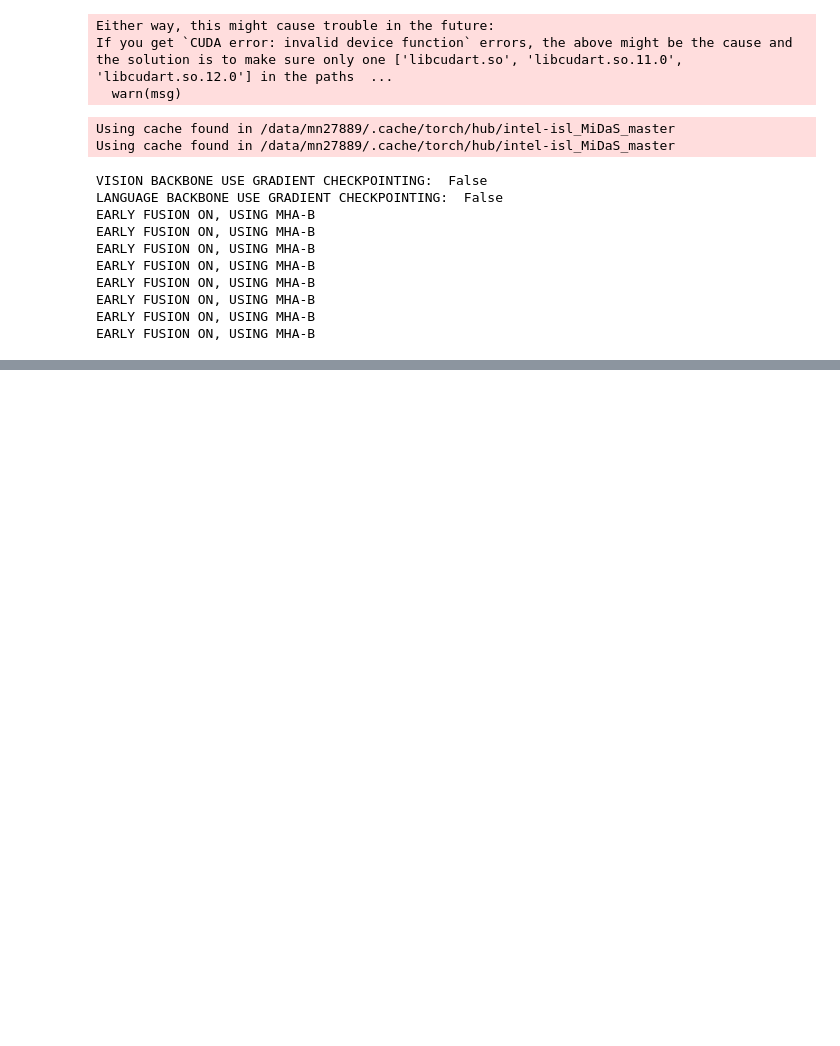
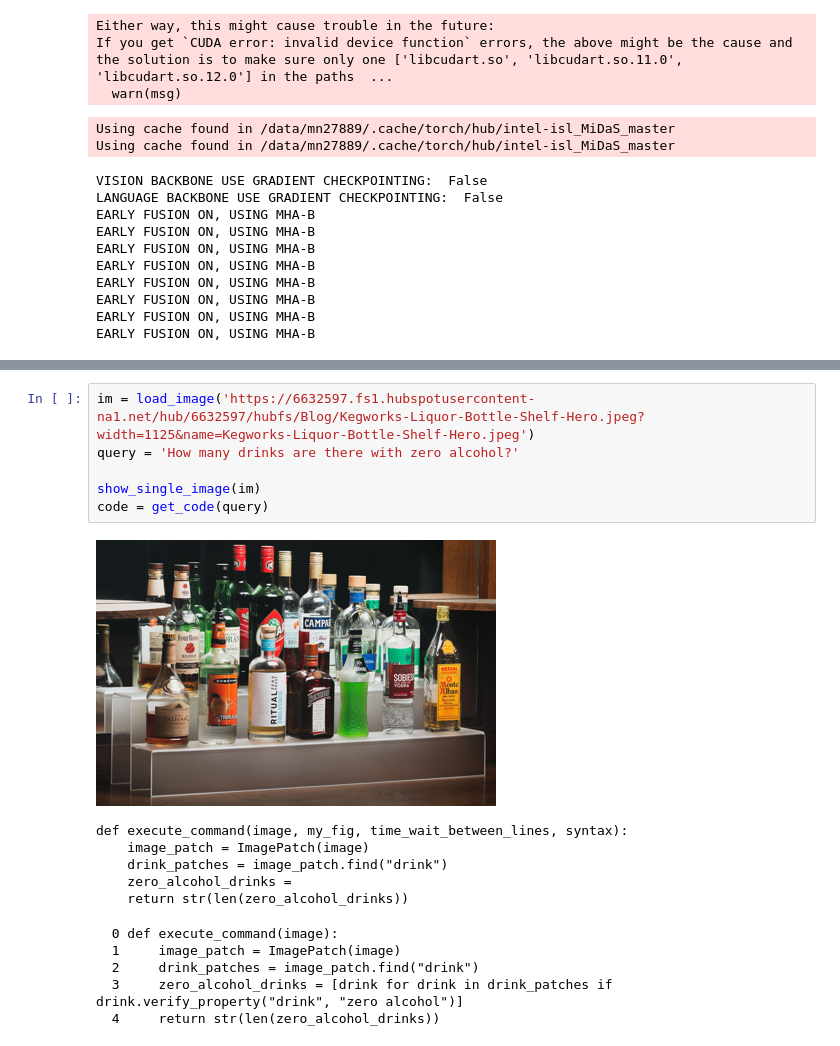
Before and after one commit to embedded-robotics/vipergpt, a Jupyter notebook: main_simple.ipynb, the cells around one changed output, grey strips where cells are left out. Cells and saved outputs as stored; diff of their text form; blank space fills up the shorter version.

```diff
--- a/main_simple.ipynb
+++ b/main_simple.ipynb
@@ -74,0 +75,18 @@ muffin_patches[3] =
+# %%
+im = load_image('https://6632597.fs1.hubspotusercontent-na1.net/hub/6632597/hubfs/Blog/Kegworks-Liquor-Bottle-Shelf-Hero.jpeg?width=1125&name=Kegworks-Liquor-Bottle-Shelf-Hero.jpeg')
+query = 'How many drinks are there with zero alcohol?'
+
+show_single_image(im)
+code = get_code(query)
+# %% [output]
+[figure, added]
+def execute_command(image, my_fig, time_wait_between_lines, syntax):
+    image_patch = ImagePatch(image)
+    drink_patches = image_patch.find("drink")
+    zero_alcohol_drinks =
+    return str(len(zero_alcohol_drinks))
+  0 def execute_command(image):
+  1     image_patch = ImagePatch(image)
+  2     drink_patches = image_patch.find("drink")
+  3     zero_alcohol_drinks = [drink for drink in drink_patches if drink.verify_property("drink", "zero alcohol")]
+  4     return str(len(zero_alcohol_drinks))
```
Also changed, not shown: parts of 5 cells of this notebook, 5 other files.
